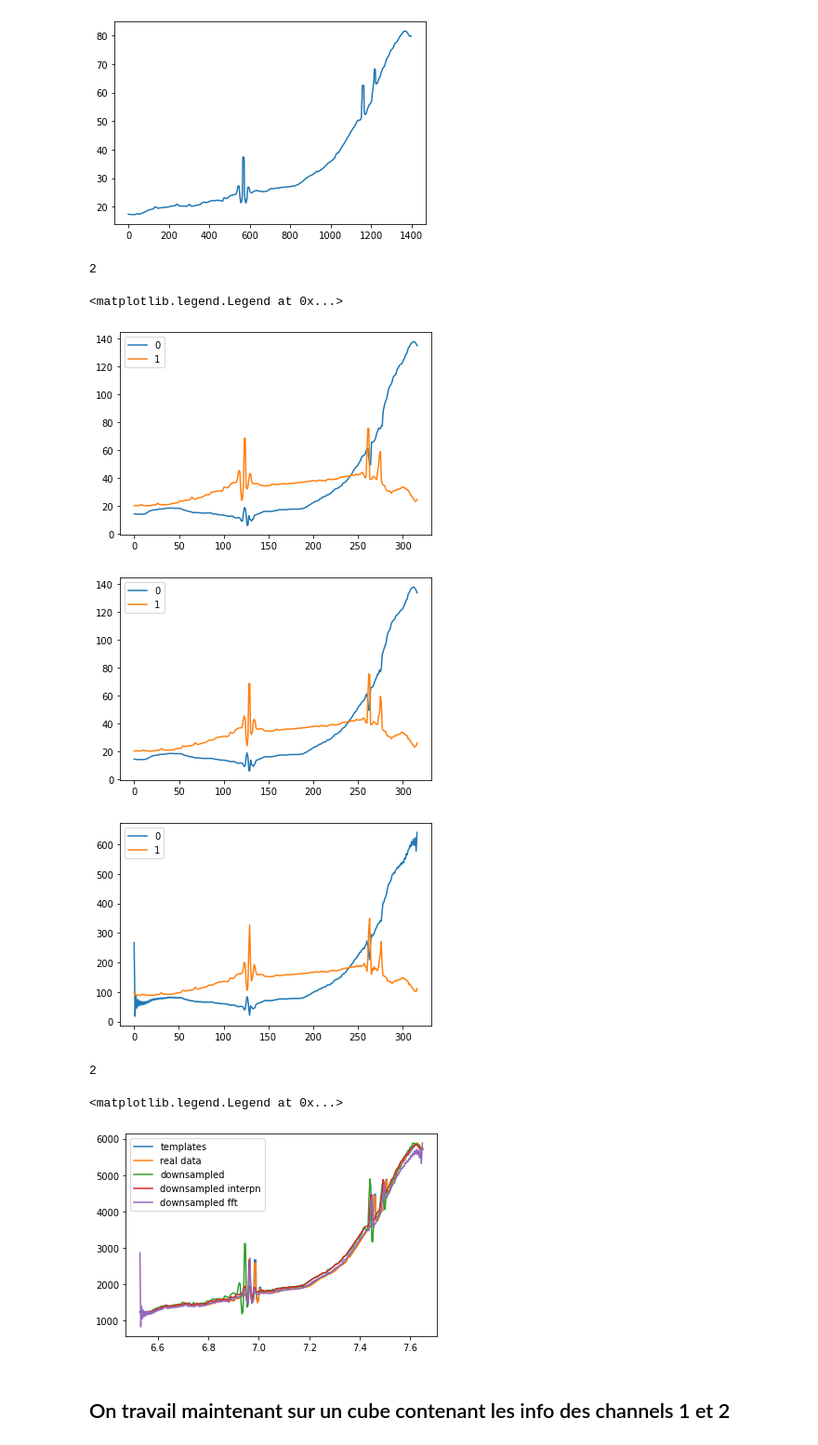
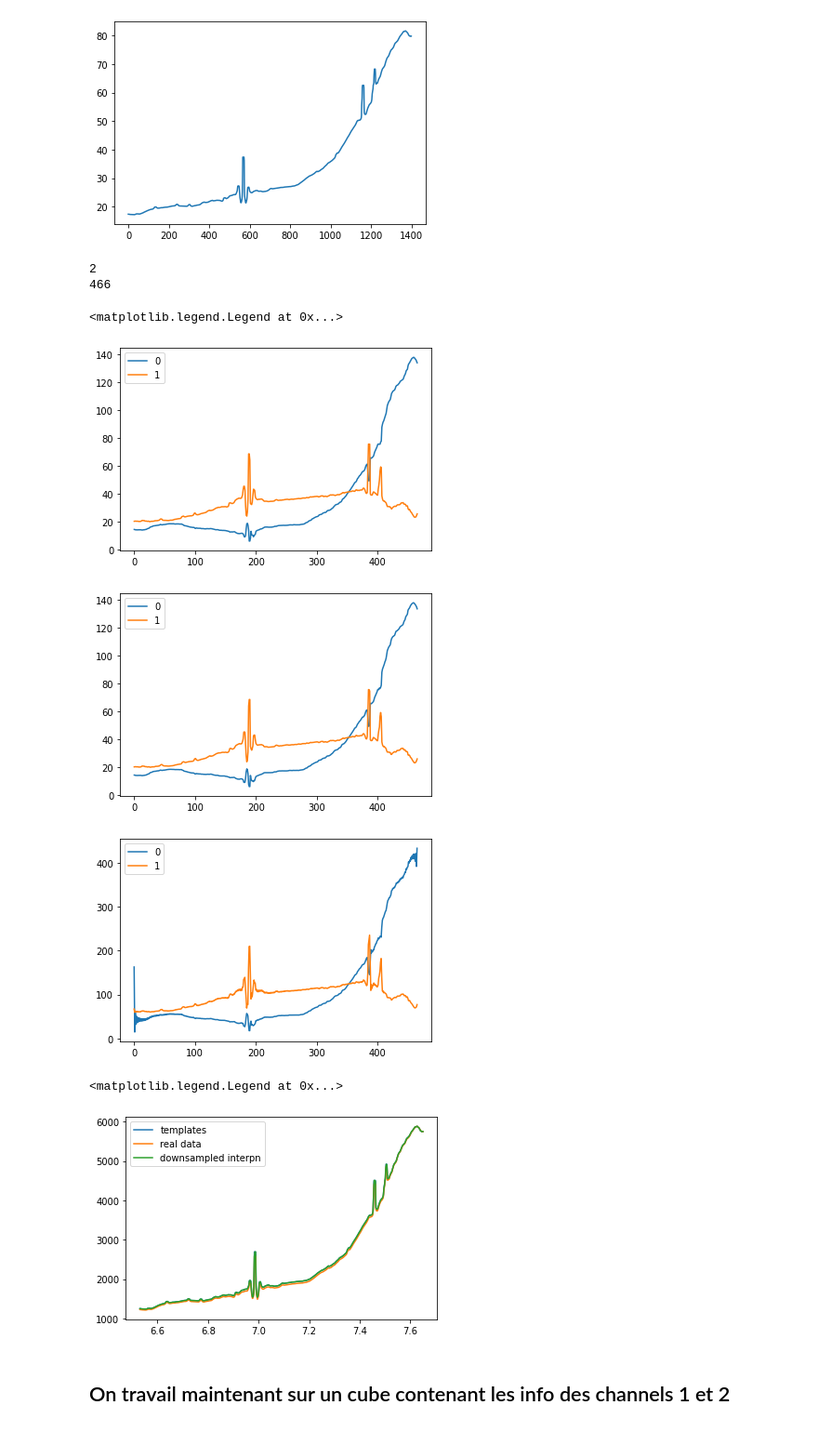
Before and after one commit to sidiso/surfh, a Jupyter notebook: notebooks/nmf_orion.ipynb, the cells around one changed output. Shown at 93% size. Saved outputs shown, nothing was run; the diff lists cells and outputs as text; code cells hidden in the pictures.

```diff
--- a/notebooks/nmf_orion.ipynb
+++ b/notebooks/nmf_orion.ipynb
@@ -150,12 +150,17 @@ window_slice = slice(indexes[0]-1, indexes[-1] +1, None) #
 # Update wavelength for simulated data
 wavel_axis = wavel_axis[window_slice]
 
+
+
+wavel_axis = np.linspace(wavel.min(), wavel.max(), len(wavel)//3)
 subsampled_components = np.zeros((components.shape[0], len(wavel_axis)))
+print(len(wavel_axis))
 
 for i in range(components.shape[0]):
     subsampled_components[i] = reduce_vector_to_shape(components[i], len(wavel_axis))
 # %% [output]
 2
+466
 # %%
 def downsample_interpolation(vector, target_size):
     x_old = np.linspace(0, 1, len(vector))
@@ -195,35 +200,27 @@ for i in range(subsampled_components.shape[0]):
 plt.legend()
 # %% [output]
 <matplotlib.legend.Legend at 0x...>
-[figure, old version]
+[figure, new version]
-[figure, old version]
+[figure, new version]
-[figure, old version]
+[figure, new version]
 # %%
 np.save('/home/nmonnier/Data/JWST/Orion_bar/Fusion/Templates/nmf_orion_1C_2_templates_1400samples.npy', components)
 # %%
 
-sim_dir_path='/home/nmonnier/Projects/JWST/MRS/surfh/cube_orion/'
-_, _, wavel_axis, _, _, _ = simulation_data.get_simulation_data(4, 0, sim_dir_path)
-
-# Get indexes of the cube_wavelength for specific wavelength window
-indexes = np.where((wavel_axis>wavelength_mrs.get_mrs_wavelength('1c')[0]) & (wavel_axis<wavelength_mrs.get_mrs_wavelength('1c')[-1]))[0]
-window_slice = slice(indexes[0]-1, indexes[-1] +1, None) #
-wavel_axis = wavel_axis[window_slice]
 
 scale_f = np.max(np.mean(fitlered_data_cube, axis=(1,2)))/np.max(np.mean(subsampled_components, axis=0))
 scale_fft = np.max(np.mean(fitlered_data_cube, axis=(1,2)))/np.max(np.mean(subsampled_fft, axis=0))
 
 plt.plot(wavel, np.mean(components, axis=0)*scale_f, label='templates')
 plt.plot(wavel, np.mean(fitlered_data_cube, axis=(1,2)), label='real data')
-plt.plot(wavel_axis, np.mean(subsampled_components, axis=0)*scale_f, label='downsampled')
+# plt.plot(wavel_axis, np.mean(subsampled_components, axis=0)*scale_f, label='downsampled')
 
 plt.plot(wavel_axis, np.mean(subsampled_interpn, axis=0)*scale_f, label='downsampled interpn')
-plt.plot(wavel_axis, np.mean(subsampled_fft, axis=0)*scale_fft, label='downsampled fft')
+# plt.plot(wavel_axis, np.mean(subsampled_fft, axis=0)*scale_fft, label='downsampled fft')
 
 plt.legend()
 # %% [output]
-2
+<matplotlib.legend.Legend at 0x...>
-<matplotlib.legend.Legend at 0x...>
-[figure, old version]
+[figure, new version]
 # %% [markdown]
 ## On travail maintenant sur un cube contenant les info des channels 1 et 2
```
Also changed, not shown: parts of 1 cell of this notebook, 12 other files.
